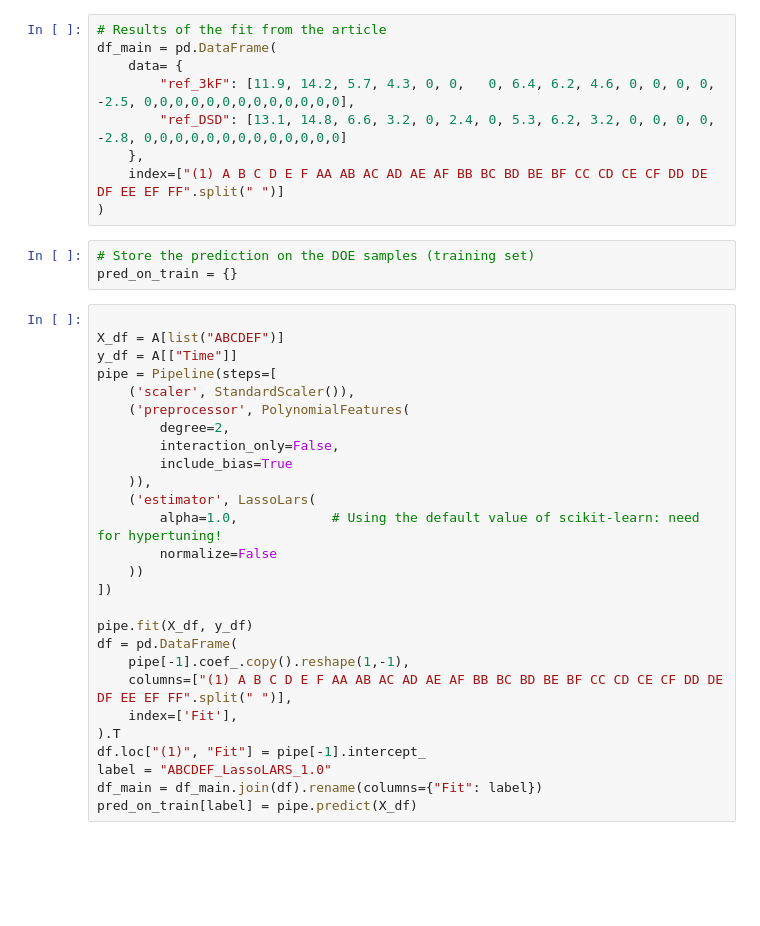
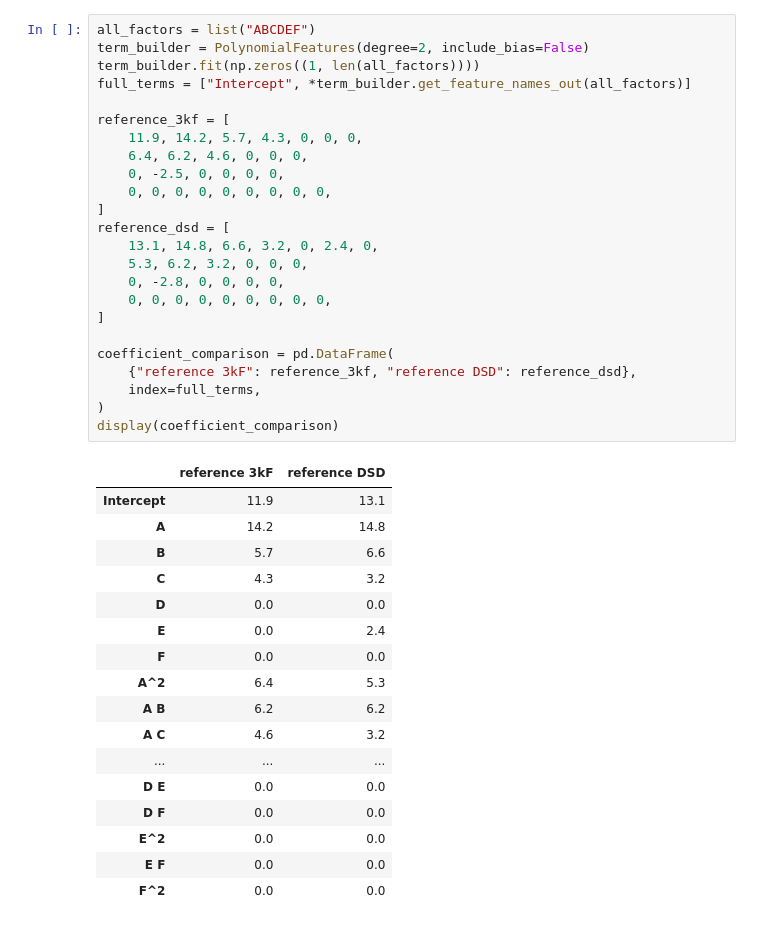
Before and after one commit to danieleongari/definitive_screening_design, a Jupyter notebook: notebooks/5_analysis_of_response_compare.ipynb, the cells around one changed output. Saved outputs shown, nothing was run; the diff lists cells and outputs as text; blank space fills up the shorter version.

```diff
--- a/notebooks/5_analysis_of_response_compare.ipynb
+++ b/notebooks/5_analysis_of_response_compare.ipynb
@@ -53,39 +124,42 @@ A
 # %%
-# Results of the fit from the article
-df_main = pd.DataFrame(
-    data= {
-        "ref_3kF": [11.9, 14.2, 5.7, 4.3, 0, 0,   0, 6.4, 6.2, 4.6, 0, 0, 0, 0, -2.5, 0,0,0,0,0,0,0,0,0,0,0,0,0],
-        "ref_DSD": [13.1, 14.8, 6.6, 3.2, 0, 2.4, 0, 5.3, 6.2, 3.2, 0, 0, 0, 0, -2.8, 0,0,0,0,0,0,0,0,0,0,0,0,0]
-    },
-    index=["(1) A B C D E F AA AB AC AD AE AF BB BC BD BE BF CC CD CE CF DD DE DF EE EF FF".split(" ")]
+all_factors = list("ABCDEF")
+term_builder = PolynomialFeatures(degree=2, include_bias=False)
+term_builder.fit(np.zeros((1, len(all_factors))))
+full_terms = ["Intercept", *term_builder.get_feature_names_out(all_factors)]
+
+reference_3kf = [
+    11.9, 14.2, 5.7, 4.3, 0, 0, 0,
+    6.4, 6.2, 4.6, 0, 0, 0,
+    0, -2.5, 0, 0, 0, 0,
+    0, 0, 0, 0, 0, 0, 0, 0, 0,
+]
+reference_dsd = [
+    13.1, 14.8, 6.6, 3.2, 0, 2.4, 0,
+    5.3, 6.2, 3.2, 0, 0, 0,
+    0, -2.8, 0, 0, 0, 0,
+    0, 0, 0, 0, 0, 0, 0, 0, 0,
+]
+
+coefficient_comparison = pd.DataFrame(
+    {"reference 3kF": reference_3kf, "reference DSD": reference_dsd},
+    index=full_terms,
 )
+display(coefficient_comparison)
+# %% [output]
+|  | reference 3kF | reference DSD |
+| Intercept | 11.9 | 13.1 |
+| A | 14.2 | 14.8 |
+| B | 5.7 | 6.6 |
+| C | 4.3 | 3.2 |
+| D | 0.0 | 0.0 |
+| E | 0.0 | 2.4 |
+| F | 0.0 | 0.0 |
+| A^2 | 6.4 | 5.3 |
+| A B | 6.2 | 6.2 |
+| A C | 4.6 | 3.2 |
+| ... | ... | ... |
+| D E | 0.0 | 0.0 |
+| D F | 0.0 | 0.0 |
+| E^2 | 0.0 | 0.0 |
+| E F | 0.0 | 0.0 |
+| F^2 | 0.0 | 0.0 |
-# %%
-# Store the prediction on the DOE samples (training set)
-pred_on_train = {}
-# %%
-
-X_df = A[list("ABCDEF")]
-y_df = A[["Time"]]
-pipe = Pipeline(steps=[
-    ('scaler', StandardScaler()),
-    ('preprocessor', PolynomialFeatures(
-        degree=2,
-        interaction_only=False,
-        include_bias=True
-    )),
-    ('estimator', LassoLars(
-        alpha=1.0,            # Using the default value of scikit-learn: need for hypertuning!
-        normalize=False
-    ))
-])
-
-pipe.fit(X_df, y_df)
-df = pd.DataFrame(
-    pipe[-1].coef_.copy().reshape(1,-1),
-    columns=["(1) A B C D E F AA AB AC AD AE AF BB BC BD BE BF CC CD CE CF DD DE DF EE EF FF".split(" ")],
-    index=['Fit'],
-).T
-df.loc["(1)", "Fit"] = pipe[-1].intercept_
-label = "ABCDEF_LassoLARS_1.0"
-df_main = df_main.join(df).rename(columns={"Fit": label})
-pred_on_train[label] = pipe.predict(X_df)
```
Also changed, not shown: parts of 20 cells of this notebook, 4 other files.
